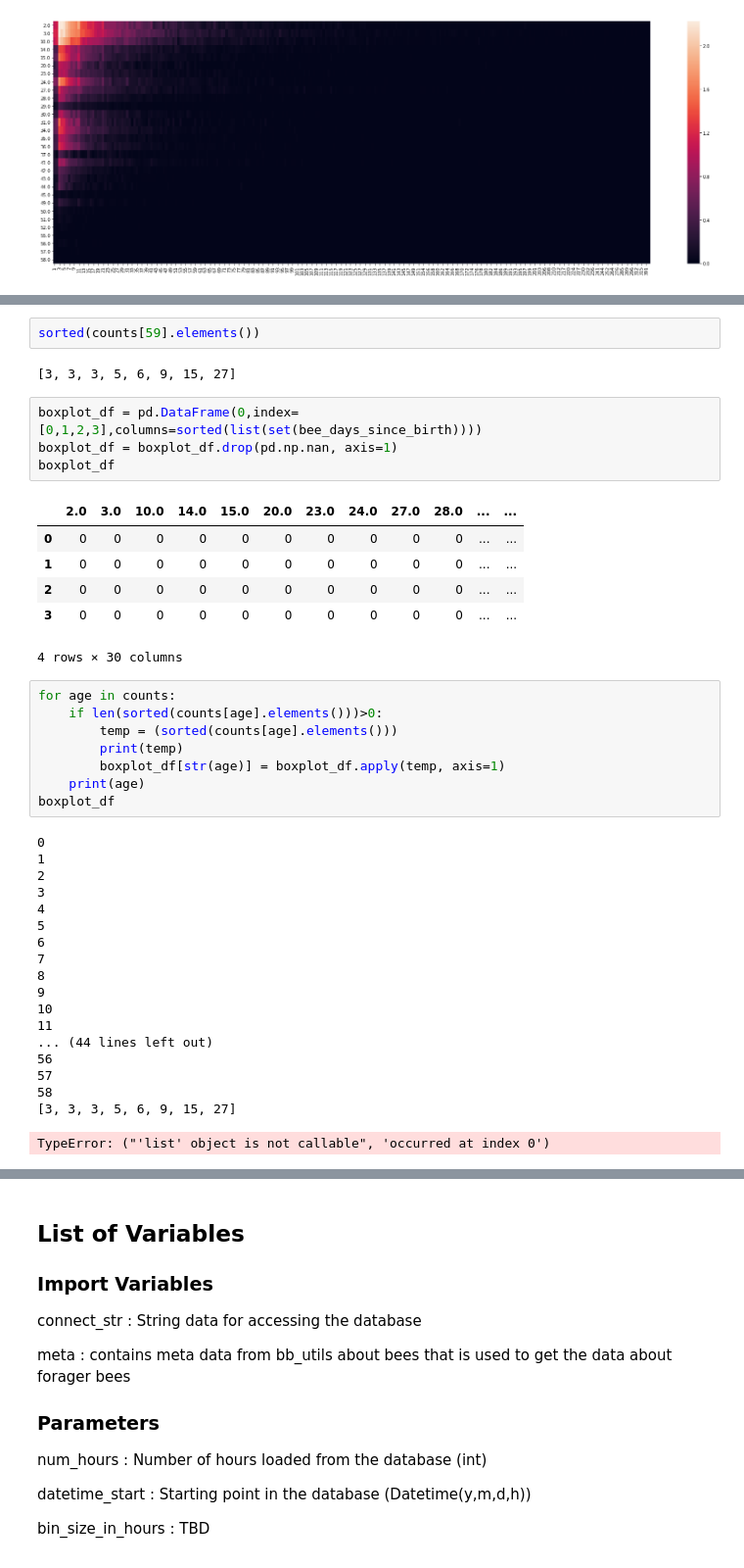
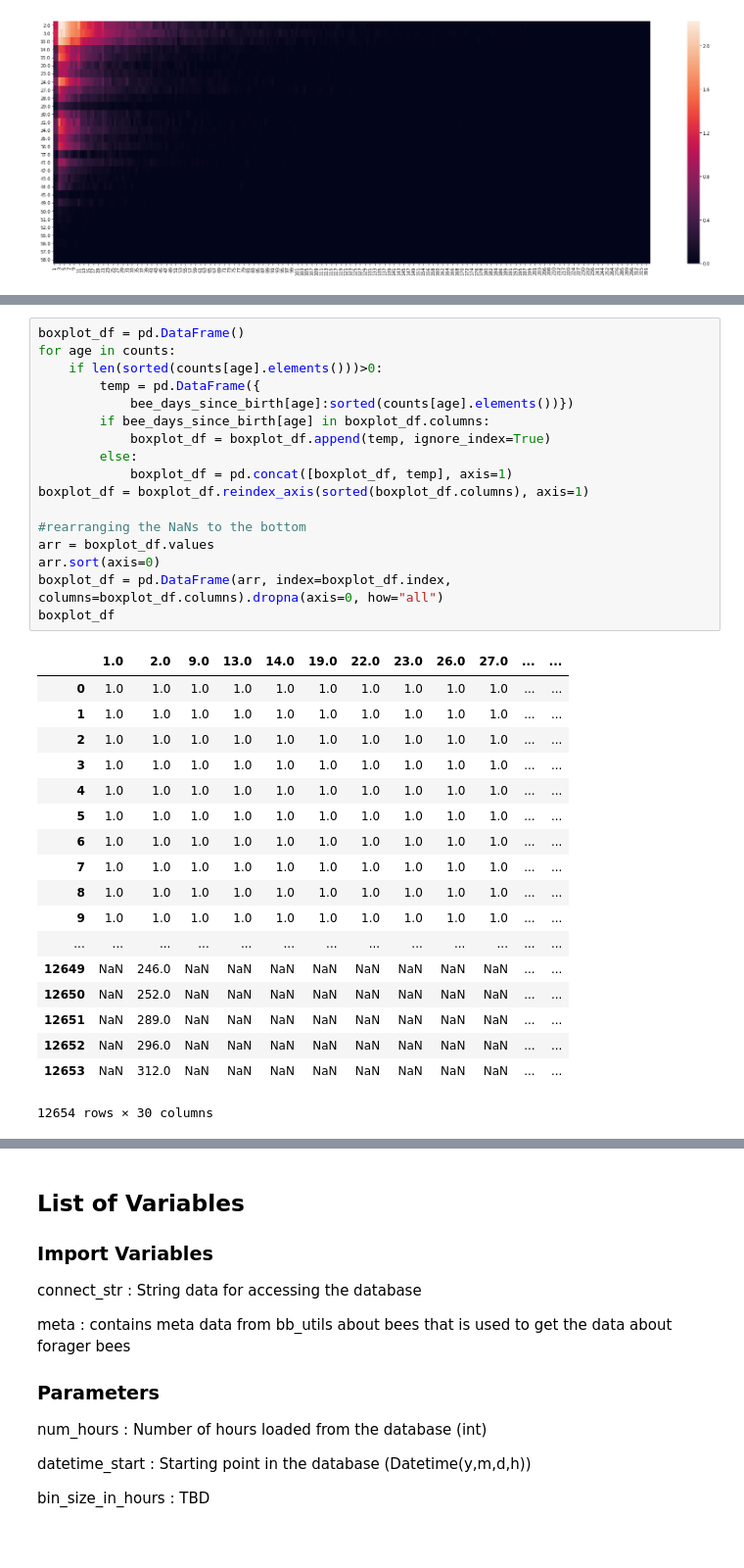
Before and after one commit to janek/Beesbook-life, a Jupyter notebook: MAIN_NOTEBOOK.ipynb, the cells around one changed output, grey strips where cells are left out. Shown at 98% size. Cells and saved outputs as stored; diff of their text form.

```diff
--- a/MAIN_NOTEBOOK.ipynb
+++ b/MAIN_NOTEBOOK.ipynb
@@ -465,42 +445,36 @@ ages
-# %%
-sorted(counts[59].elements())
-# %% [output]
-[3, 3, 3, 5, 6, 9, 15, 27]
-# %%
-boxplot_df = pd.DataFrame(0,index=[0,1,2,3],columns=sorted(list(set(bee_days_since_birth))))
-boxplot_df = boxplot_df.drop(pd.np.nan, axis=1)
-boxplot_df
-# %% [output]
-|  | 2.0 | 3.0 | 10.0 | 14.0 | 15.0 | 20.0 | 23.0 | 24.0 | 27.0 | 28.0 | ... | ... |
-| 0 | 0 | 0 | 0 | 0 | 0 | 0 | 0 | 0 | 0 | 0 | ... | ... |
-| 1 | 0 | 0 | 0 | 0 | 0 | 0 | 0 | 0 | 0 | 0 | ... | ... |
-| 2 | 0 | 0 | 0 | 0 | 0 | 0 | 0 | 0 | 0 | 0 | ... | ... |
-| 3 | 0 | 0 | 0 | 0 | 0 | 0 | 0 | 0 | 0 | 0 | ... | ... |
-4 rows × 30 columns
-# %%
-for age in counts:
-    if len(sorted(counts[age].elements()))>0:
-        temp = (sorted(counts[age].elements()))
-        print(temp)
-        boxplot_df[str(age)] = boxplot_df.apply(temp, axis=1)
-    print(age)
-boxplot_df
-# %% [output]
-0
-1
-2
-3
-4
-5
-6
-7
-8
-9
-10
-11
-... (44 lines left out)
-56
-57
-58
-[3, 3, 3, 5, 6, 9, 15, 27]
-TypeError: ("'list' object is not callable", 'occurred at index 0')
+# %%
+boxplot_df = pd.DataFrame()
+for age in counts:
+    if len(sorted(counts[age].elements()))>0:
+        temp = pd.DataFrame({
+            bee_days_since_birth[age]:sorted(counts[age].elements())})
+        if bee_days_since_birth[age] in boxplot_df.columns:
+            boxplot_df = boxplot_df.append(temp, ignore_index=True)
+        else:
+            boxplot_df = pd.concat([boxplot_df, temp], axis=1)
+boxplot_df = boxplot_df.reindex_axis(sorted(boxplot_df.columns), axis=1)
+
+#rearranging the NaNs to the bottom
+arr = boxplot_df.values
+arr.sort(axis=0)
+boxplot_df = pd.DataFrame(arr, index=boxplot_df.index, columns=boxplot_df.columns).dropna(axis=0, how="all")
+boxplot_df
+# %% [output]
+|  | 1.0 | 2.0 | 9.0 | 13.0 | 14.0 | 19.0 | 22.0 | 23.0 | 26.0 | 27.0 | ... | ... |
+| 0 | 1.0 | 1.0 | 1.0 | 1.0 | 1.0 | 1.0 | 1.0 | 1.0 | 1.0 | 1.0 | ... | ... |
+| 1 | 1.0 | 1.0 | 1.0 | 1.0 | 1.0 | 1.0 | 1.0 | 1.0 | 1.0 | 1.0 | ... | ... |
+| 2 | 1.0 | 1.0 | 1.0 | 1.0 | 1.0 | 1.0 | 1.0 | 1.0 | 1.0 | 1.0 | ... | ... |
+| 3 | 1.0 | 1.0 | 1.0 | 1.0 | 1.0 | 1.0 | 1.0 | 1.0 | 1.0 | 1.0 | ... | ... |
+| 4 | 1.0 | 1.0 | 1.0 | 1.0 | 1.0 | 1.0 | 1.0 | 1.0 | 1.0 | 1.0 | ... | ... |
+| 5 | 1.0 | 1.0 | 1.0 | 1.0 | 1.0 | 1.0 | 1.0 | 1.0 | 1.0 | 1.0 | ... | ... |
+| 6 | 1.0 | 1.0 | 1.0 | 1.0 | 1.0 | 1.0 | 1.0 | 1.0 | 1.0 | 1.0 | ... | ... |
+| 7 | 1.0 | 1.0 | 1.0 | 1.0 | 1.0 | 1.0 | 1.0 | 1.0 | 1.0 | 1.0 | ... | ... |
+| 8 | 1.0 | 1.0 | 1.0 | 1.0 | 1.0 | 1.0 | 1.0 | 1.0 | 1.0 | 1.0 | ... | ... |
+| 9 | 1.0 | 1.0 | 1.0 | 1.0 | 1.0 | 1.0 | 1.0 | 1.0 | 1.0 | 1.0 | ... | ... |
+| ... | ... | ... | ... | ... | ... | ... | ... | ... | ... | ... | ... | ... |
+| 12649 | NaN | 246.0 | NaN | NaN | NaN | NaN | NaN | NaN | NaN | NaN | ... | ... |
+| 12650 | NaN | 252.0 | NaN | NaN | NaN | NaN | NaN | NaN | NaN | NaN | ... | ... |
+| 12651 | NaN | 289.0 | NaN | NaN | NaN | NaN | NaN | NaN | NaN | NaN | ... | ... |
+| 12652 | NaN | 296.0 | NaN | NaN | NaN | NaN | NaN | NaN | NaN | NaN | ... | ... |
+| 12653 | NaN | 312.0 | NaN | NaN | NaN | NaN | NaN | NaN | NaN | NaN | ... | ... |
+12654 rows × 30 columns
```
Also changed, not shown: parts of 3 cells of this notebook, 1 other file.
